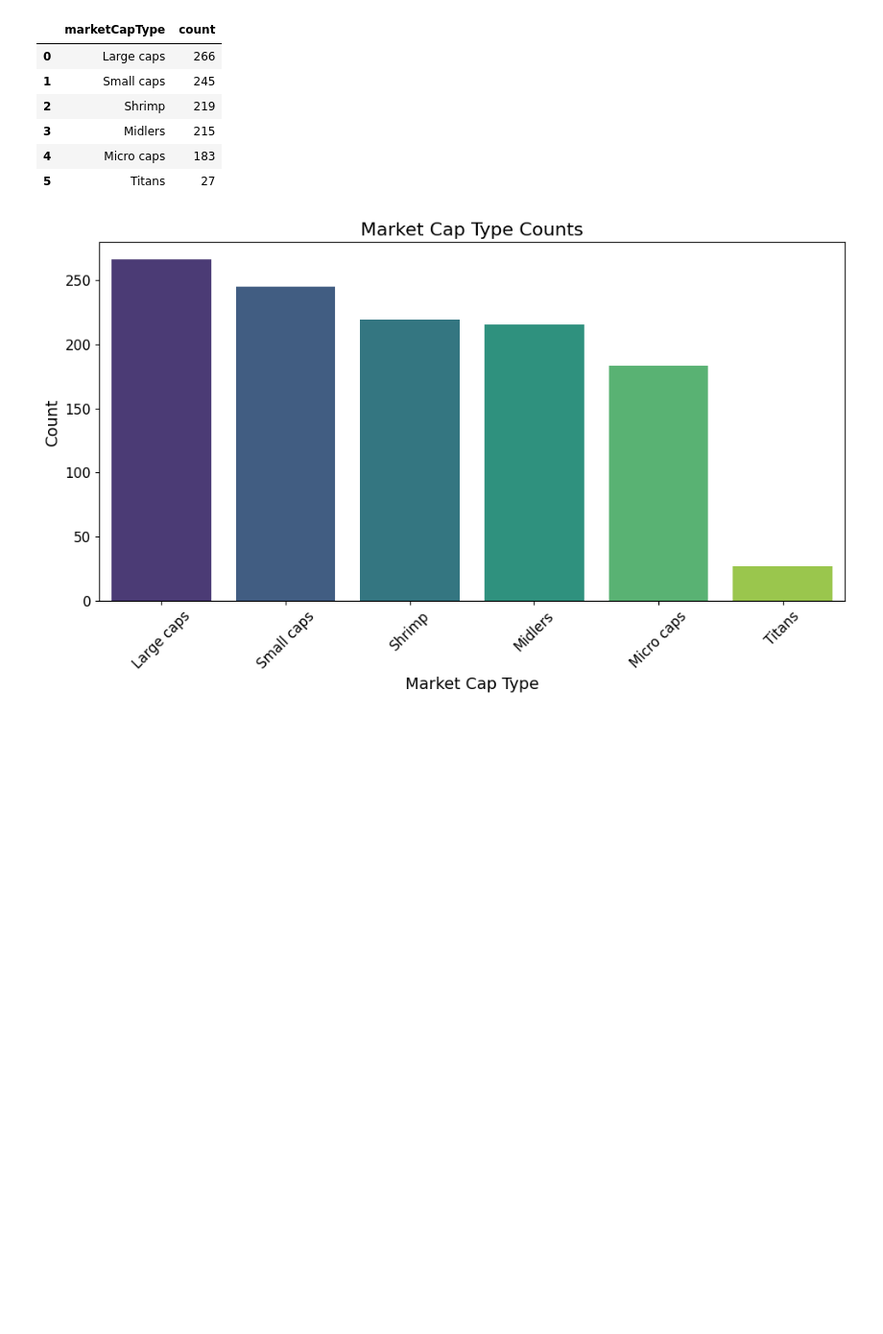
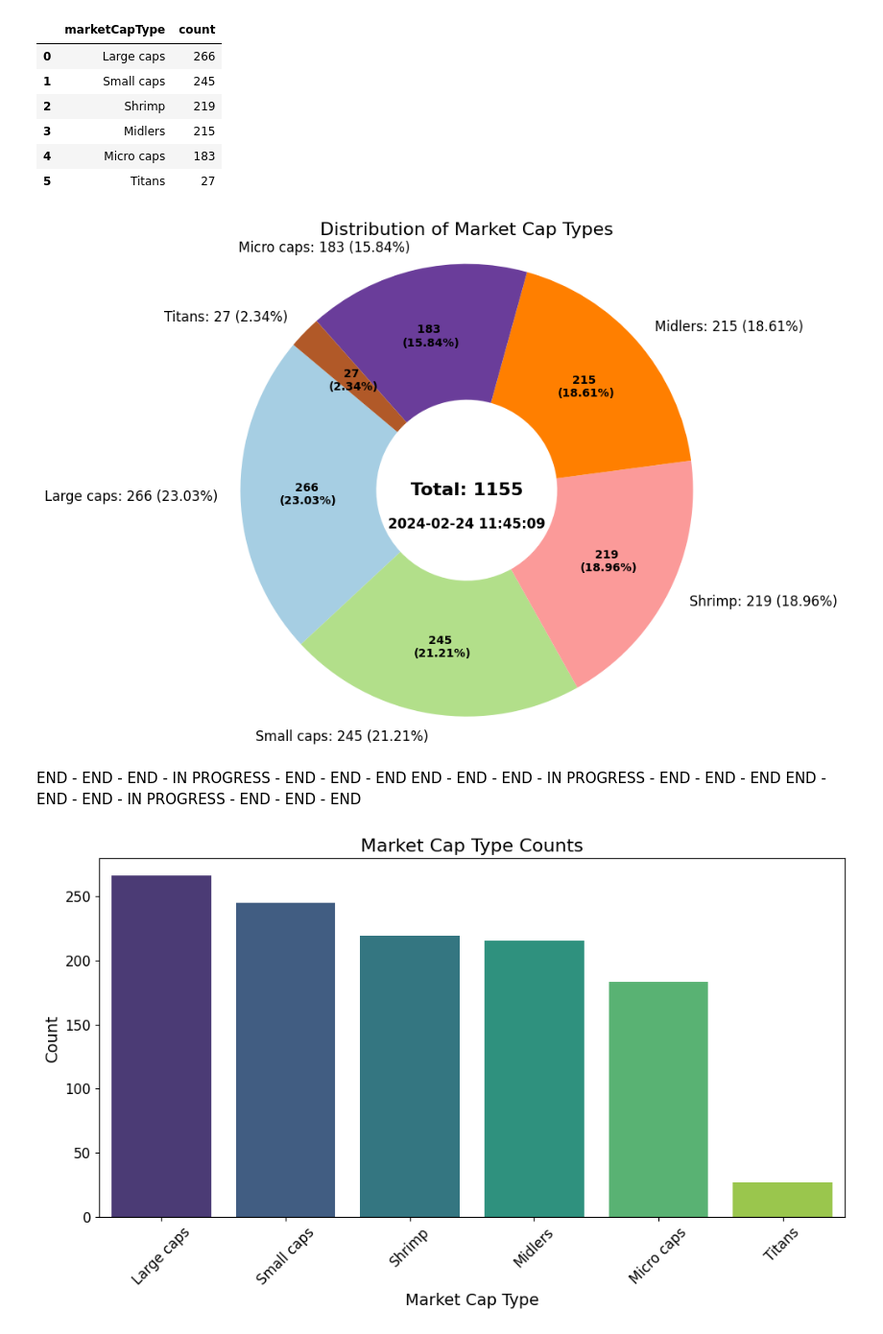
Before and after one commit to sudz4/dark-trader, a Jupyter notebook: stock_screener_TV.ipynb, the cells around one changed output. Shown: that part at 96% size. Saved outputs shown, nothing was run; the diff lists cells and outputs as text; code cells hidden in the pictures; blank space fills up the shorter version.

Commit message:
donuts

```diff
--- a/stock_screener_TV.ipynb
+++ b/stock_screener_TV.ipynb
@@ -144,6 +144,48 @@ mc_groups
 | 3 | Midlers | 215 |
 | 4 | Micro caps | 183 |
 | 5 | Titans | 27 |
+# %%
+labels = mc_groups['marketCapType']
+sizes = mc_groups['count']
+# Calculate percentage for each market cap type
+percentages = (sizes / sizes.sum()) * 100
+
+# Custom labels with both count and percentage, formatted for readability
+labels = [f'{label}: {size} ({percent:.2f}%)' for label, size, percent in zip(labels, sizes, percentages)]
+
+# Choose a color palette
+colors = plt.cm.Paired(np.linspace(0, 1, len(labels)))
+
+# Create pie chart
+plt.figure(figsize=(10, 8))
+wedges, texts, autotexts = plt.pie(sizes, labels=labels, colors=colors, startangle=140, autopct='',
+                                   pctdistance=0.85, wedgeprops=dict(width=0.6), textprops={'fontsize': 12})
+
+# Customize the autotexts (for autopct)
+for autotext in autotexts:
+    autotext.set_color('white')
+    autotext.set_weight('bold')
+
+# Add custom count and percentage text inside the wedges
+for i, p in enumerate(wedges):
+    angle = (p.theta2 - p.theta1)/2. + p.theta1
+    y = np.sin(np.deg2rad(angle))
+    x = np.cos(np.deg2rad(angle))
+    percentage = f'{sizes[i]} \n({percentages[i]:.2f}%)'
+    plt.text(x*0.7, y*0.7, percentage, ha='center', va='center', fontsize=10, color='black', weight='bold')
+
+plt.title('Distribution of Market Cap Types', fontsize=16)
+plt.axis('equal')  # Equal aspect ratio ensures the pie chart is circular.
+
+# put total and date time in the center of donut
+plt.text(0, 0, f'Total: {sizes.sum()}', ha='center', va='center', fontsize=16, color='black', weight='bold')
+plt.text(0, -0.15, datetime.now().strftime('%Y-%m-%d %H:%M:%S'), ha='center', va='center', fontsize=12, color='black', weight='bold')
+
+plt.show()
+# %% [output]
+[figure, added]
+# %% [markdown]
+END - END - END - IN PROGRESS - END - END - END END - END - END - IN PROGRESS - END - END - END END - END - END - IN PROGRESS - END - END - END
 # %%
 # plt.figure(figsize=(10, 6))
 # # Assign 'marketCapType' to both x and hue, and disable the legend.
```
Also changed, not shown: parts of 3 cells of this notebook, 1 other file.
